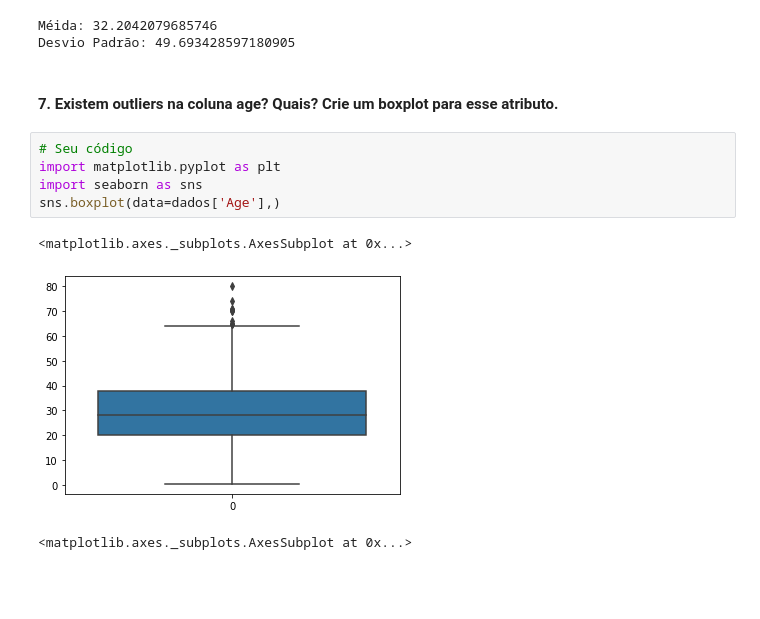
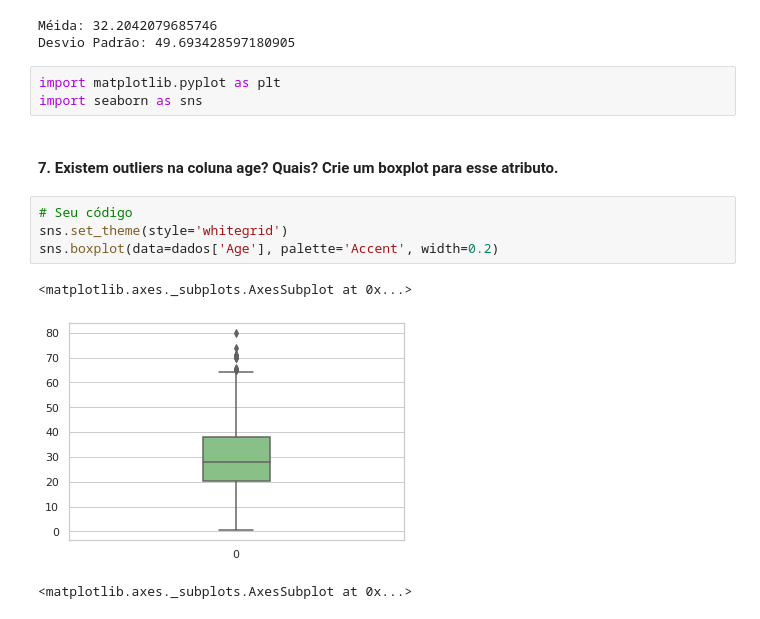
Before and after one commit to robsonbfreitas/EDA-exercises, a Jupyter notebook: Exercicios_EDA.ipynb, the cells around one changed output. Drawn from its saved outputs; the diff is of its cells as text; blank space fills up the shorter version.

```diff
--- a/Exercicios_EDA.ipynb
+++ b/Exercicios_EDA.ipynb
@@ -153,16 +135,18 @@ Desvio padrão: 49.693428597180905
 # %% [output]
 Méida: 32.2042079685746
 Desvio Padrão: 49.693428597180905
+# %%
+import matplotlib.pyplot as plt
+import seaborn as sns
 # %% [markdown]
 #### 7. Existem outliers na coluna age? Quais? Crie um boxplot para esse atributo.
 # %%
 # Seu código
-import matplotlib.pyplot as plt
-import seaborn as sns
-sns.boxplot(data=dados['Age'],)
+sns.set_theme(style='whitegrid')
+sns.boxplot(data=dados['Age'], palette='Accent', width=0.2)
 # %% [output]
 <matplotlib.axes._subplots.AxesSubplot at 0x...>
-[figure, old version]
+[figure, new version]
 # %%
 # %% [output]
 <matplotlib.axes._subplots.AxesSubplot at 0x...>
```
Also changed, not shown: parts of 2 cells of this notebook.
